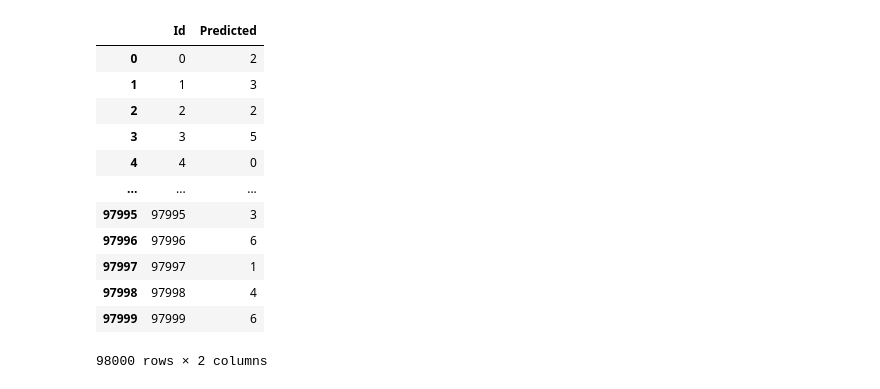
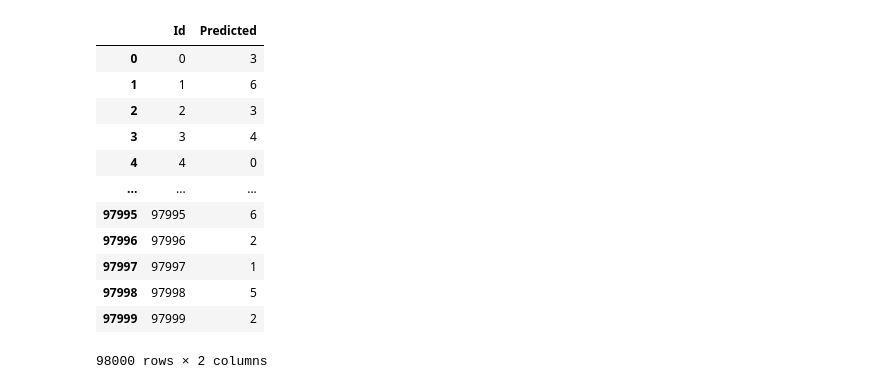
Before and after one commit to j2cry/playground, a Jupyter notebook: 7.2022/submit.ipynb, the cells around one changed output. Drawn from its saved outputs; the diff is of its cells as text; code cells hidden in the pictures.

Commit message:
Multiple clustering with LGBM (0.60604)

```diff
--- a/7.2022/submit.ipynb
+++ b/7.2022/submit.ipynb
@@ -24,7 +29,13 @@ data = pd.read_csv(data_path, index_col='id')
 
 # prepare data
 scaled = make_pipeline(
-    # RobustScaler(),
     PowerTransformer(),
     MaxAbsScaler(),
 ).fit_transform(data)
+
+# select columns
+col_names = [f'f_{n:02d}' for n in (*range(7, 14), *range(22, 29))]
+usecols = np.arange(data.shape[1])[data.columns.isin(col_names)]
+selected = scaled[:, usecols]
+# others = np.arange(data.shape[1])[~data.columns.isin(col_names)]
+# leftcols = scaled[:, others]
@@ -40,6 +42,9 @@ scaled = make_pipeline(
 # %%
-def multiple_clustering(X, estimator, *, frac=0.7, iters=3, seed=None):
-    n_clusters = 7
+def multiple_clustering(X, *, frac=1.0, iters=3, seed=None, **kwargs):
+    n_clusters = kwargs.get('n_clusters', 5)
+    n_init = kwargs.get('n_init', 1)
+    tol = kwargs.get('tol', 1e-3)
+
     assert (frac > 0) and (frac <= 1), "frac must be > 0 and <= 1"
     np.random.seed(seed)
 
@@ -47,11 +52,10 @@ def multiple_clustering(X, estimator, *, frac=0.7, iters=3, seed=None):
     score = np.zeros((X.shape[0], n_clusters))
     probability = np.zeros((X.shape[0], n_clusters))
     n_feats = np.ceil(frac * X.shape[1]).astype(int)
-    for i in tqdm(range(iters), desc='fit', total=iters):       # parallel?
+    for i in tqdm(range(iters), desc='fit', total=iters):
         feats = np.random.choice(range(X.shape[1]), n_feats, replace=False)
-        estimator.set_params(random_state=np.random.randint(2 ** 16))
-        estimator.fit(X[:, feats])
-        proba = estimator.predict_proba(X[:, feats])
+        bgm = BayesianGaussianMixture(n_components=n_clusters, n_init=n_init, tol=tol, random_state=np.random.randint(2 ** 16)).fit(X[:, feats])
+        proba = bgm.predict_proba(X[:, feats])
         cluster = proba.argmax(axis=1)
 
         # translate labels
@@ -85,0 +84,15 @@ predicted = scr.argmax(axis=1)
+# %%
+def lgbm_labels(score_matrix, X, *, threshold=0.7, **kwargs):
+    scaled_score = minmax_scale(score_matrix)
+    lb = scaled_score.argmax(axis=1)
+    train = scaled_score.max(axis=1) > threshold
+
+    lgbm = LGBMClassifier(**kwargs).fit(X[train], lb[train])
+    pred = lgbm.predict(X)
+    return pred, accuracy_score(lb[train], pred[train]), accuracy_score(lb[~train], pred[~train])
+# %%
+# Kaggle 0.60604
+scr, cnt, prb = multiple_clustering(selected, iters=50, n_clusters=7, n_init=3, tol=1e-2, seed=17)
+
+labels, acc_train, acc_valid = lgbm_labels(scr, selected, threshold=0.7, random_state=17)
+acc_train, acc_valid
@@ -86,23 +120,23 @@ predicted = scr.argmax(axis=1)
 # %%
 # save submission
 sub_path = pathlib.Path().joinpath('data', 'sample_submission.csv')
 sub = pd.read_csv(sub_path)
-sub['Predicted'] = predicted
+sub['Predicted'] = labels
 sub.to_csv('submission.csv', index=False)
 sub
 # %% [output]
 |  | Id | Predicted |
-| 0 | 0 | 2 |
-| 1 | 1 | 3 |
-| 2 | 2 | 2 |
-| 3 | 3 | 5 |
+| 0 | 0 | 3 |
+| 1 | 1 | 6 |
+| 2 | 2 | 3 |
+| 3 | 3 | 4 |
 | 4 | 4 | 0 |
 | ... | ... | ... |
-| 97995 | 97995 | 3 |
-| 97996 | 97996 | 6 |
+| 97995 | 97995 | 6 |
+| 97996 | 97996 | 2 |
 | 97997 | 97997 | 1 |
-| 97998 | 97998 | 4 |
-| 97999 | 97999 | 6 |
+| 97998 | 97998 | 5 |
+| 97999 | 97999 | 2 |
 98000 rows × 2 columns
 # %%
 #
```
Also changed, not shown: parts of 7 cells of this notebook, 1 other file.
